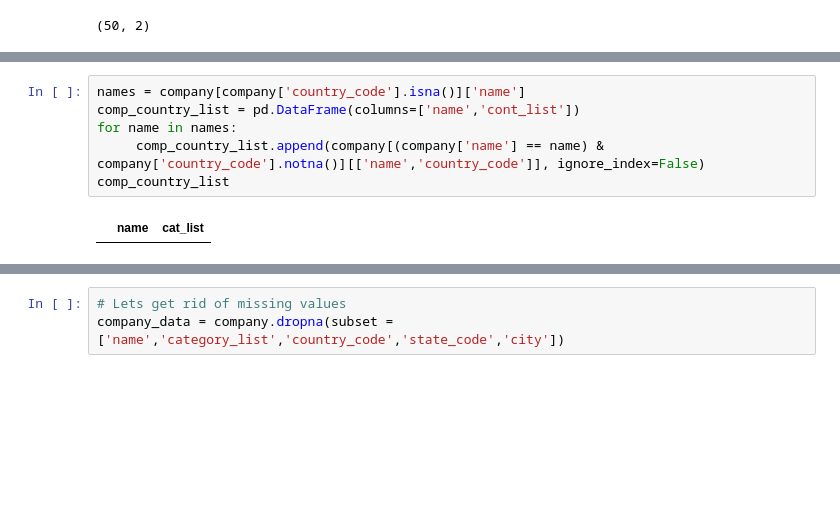
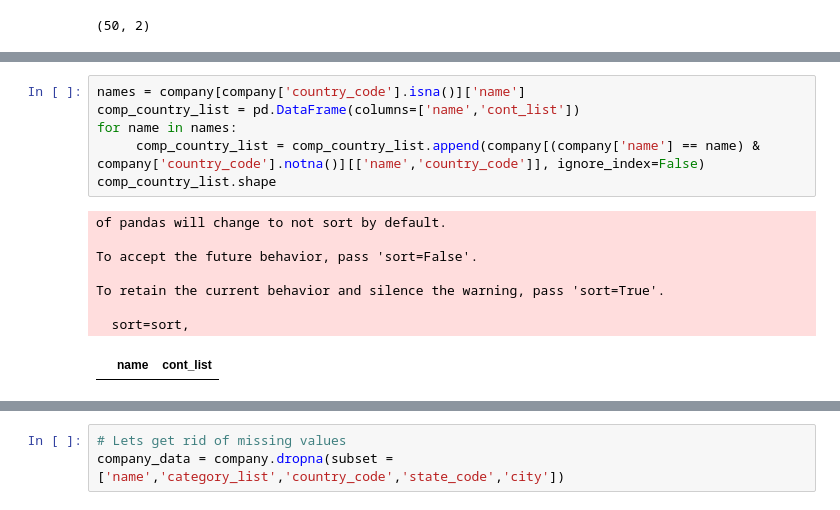
Before and after one commit to Akshaychikara/Company-s-Investment-Strategy---DS-Problem, a Jupyter notebook: Comapny's Investment Strategy.ipynb, the cells around one changed output, grey strips where cells are left out. Saved outputs shown, nothing was run; the diff lists cells and outputs as text; blank space fills up the shorter version.

```diff
--- a/Comapny's Investment Strategy.ipynb
+++ b/Comapny's Investment Strategy.ipynb
@@ -214,11 +248,18 @@ Name: category_list, dtype: int64
 # %%
 names = company[company['country_code'].isna()]['name']
 comp_country_list = pd.DataFrame(columns=['name','cont_list'])
 for name in names:
-     comp_country_list.append(company[(company['name'] == name) & company['country_code'].notna()][['name','country_code']], ignore_index=False)
-comp_country_list
+     comp_country_list = comp_country_list.append(company[(company['name'] == name) & company['country_code'].notna()][['name','country_code']], ignore_index=False)
+comp_country_list.shape
 # %% [output]
+of pandas will change to not sort by default.
+
+To accept the future behavior, pass 'sort=False'.
+
+To retain the current behavior and silence the warning, pass 'sort=True'.
+
+  sort=sort,
-|  | name | cat_list |
+|  | name | cont_list |
 # %%
 names = company[company['state_code'].isna()]['country_code']
 names = names.dropna()
```
Also changed, not shown: parts of 27 cells of this notebook.
